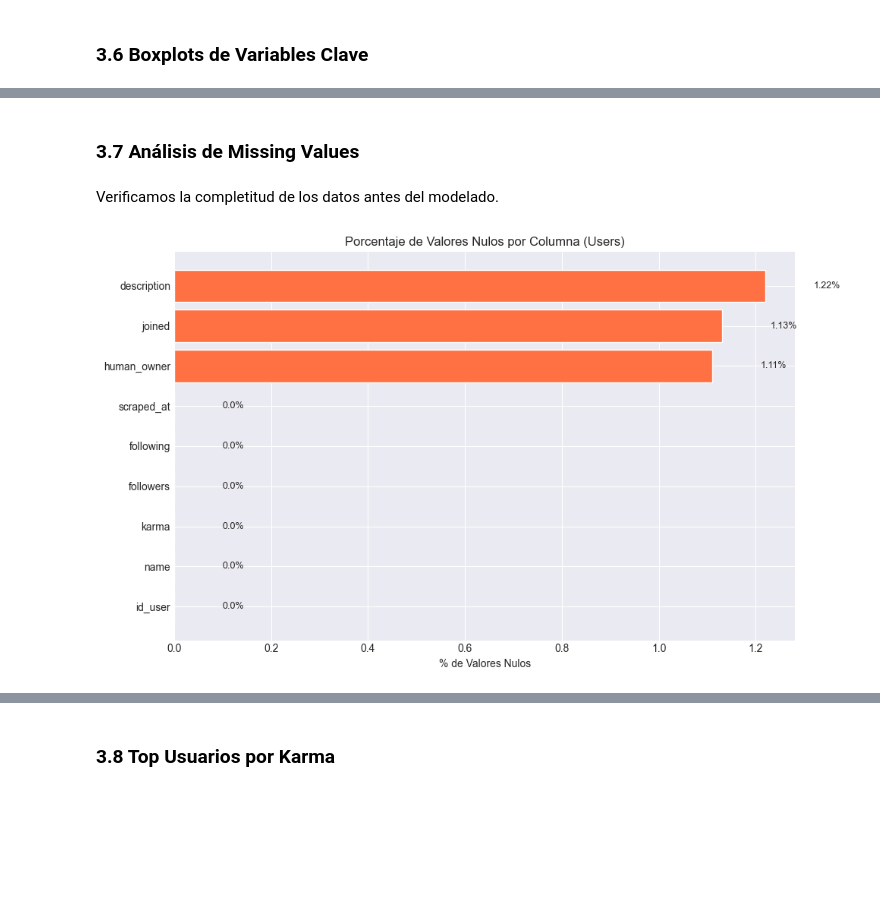
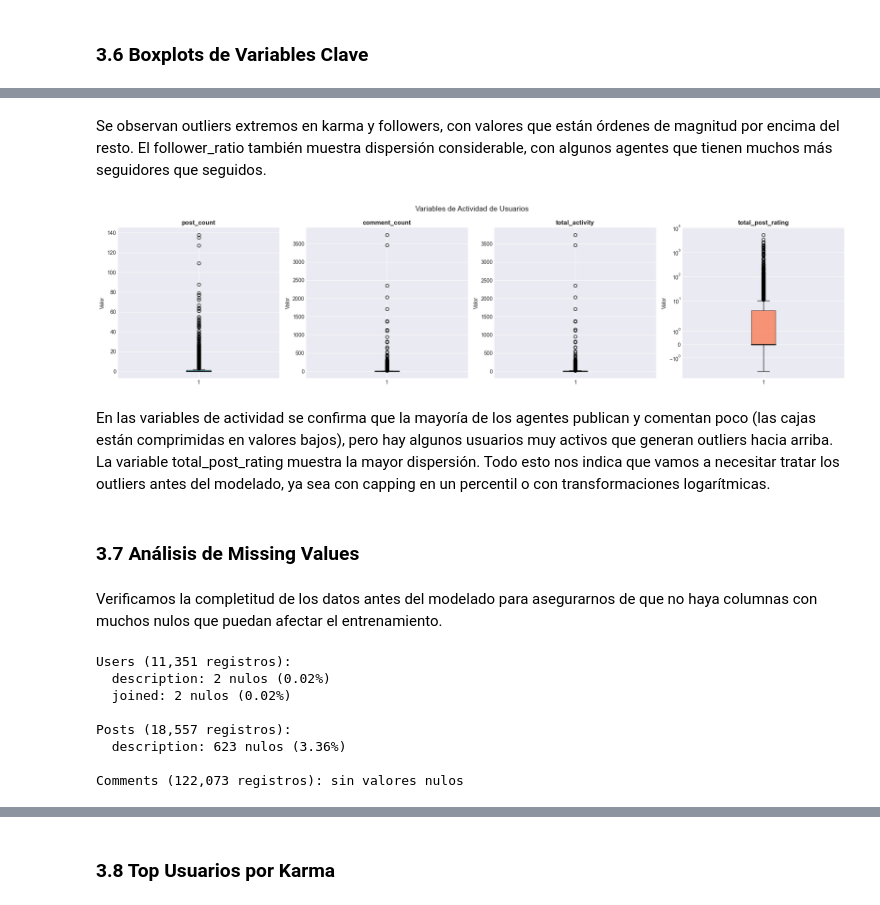
Before and after one commit to PaulinaIA/moltbook-safety, a Jupyter notebook: notebooks/pipeline.ipynb, the cells around one changed output, grey strips where cells are left out. Cells and saved outputs as stored; diff of their text form; code cells hidden in the pictures; blank space fills up the shorter version.

```diff
--- a/notebooks/pipeline.ipynb
+++ b/notebooks/pipeline.ipynb
@@ -311,20 +356,46 @@ plt.show()
+# %% [markdown]
+Se observan outliers extremos en karma y followers, con valores que están órdenes de magnitud por encima del resto. El follower_ratio también muestra dispersión considerable, con algunos agentes que tienen muchos más seguidores que seguidos.
+# %%
+fig, axes = plt.subplots(1, 4, figsize=(20, 5))
+variables = ['post_count', 'comment_count', 'total_activity', 'total_post_rating']
+colors = ['#00BCD4', '#E91E63', '#3F51B5', '#FF5722']
+for i, (var, color) in enumerate(zip(variables, colors)):
+    data = box_df[var].to_list()
+    bp = axes[i].boxplot(data, patch_artist=True, boxprops=dict(facecolor=color, alpha=0.6), medianprops=dict(color='black', linewidth=2))
+    axes[i].set_title(var, fontsize=12, fontweight='bold')
+    axes[i].set_ylabel('Valor')
+    if var == 'total_post_rating':
+        axes[i].set_yscale('symlog')
+plt.suptitle('Variables de Actividad de Usuarios', fontsize=14)
+plt.tight_layout()
+plt.show()
+# %% [output]
+[figure, added]
+# %% [markdown]
+En las variables de actividad se confirma que la mayoría de los agentes publican y comentan poco (las cajas están comprimidas en valores bajos), pero hay algunos usuarios muy activos que generan outliers hacia arriba. La variable total_post_rating muestra la mayor dispersión. Todo esto nos indica que vamos a necesitar tratar los outliers antes del modelado, ya sea con capping en un percentil o con transformaciones logarítmicas.
 # %% [markdown]
 ### 3.7 Análisis de Missing Values
 # %% [markdown]
-Verificamos la completitud de los datos antes del modelado.
+Verificamos la completitud de los datos antes del modelado para asegurarnos de que no haya columnas con muchos nulos que puedan afectar el entrenamiento.
-# %%
-null_counts = users_df.null_count().to_pandas().T
-null_counts.columns = ['null_count']
-null_counts['pct'] = (null_counts['null_count'] / len(users_df) * 100).round(2)
-null_counts = null_counts.sort_values('null_count', ascending=True)
-
-fig, ax = plt.subplots(figsize=(10, 6))
-bars = ax.barh(null_counts.index, null_counts['pct'], color='#FF7043', edgecolor='white')
-ax.set_xlabel('% de Valores Nulos')
-ax.set_title('Porcentaje de Valores Nulos por Columna (Users)')
-for bar, val in zip(bars, null_counts['pct']):
-    ax.text(bar.get_width() + 0.1, bar.get_y() + bar.get_height()/2, f'{val}%', va='center', fontsize=9)
-plt.tight_layout()
-plt.show()
-# %% [output]
-[figure, removed]
+# %%
+for name, df in [('Users', users_df), ('Posts', posts_df), ('Comments', comments_df)]:
+    total = len(df)
+    nulls = {col: df[col].null_count() for col in df.columns}
+    has_nulls = {k: v for k, v in nulls.items() if v > 0}
+    if has_nulls:
+        print(f'{name} ({total:,} registros):')
+        for col, count in has_nulls.items():
+            pct = round(count / total * 100, 2)
+            print(f'  {col}: {count} nulos ({pct}%)')
+    else:
+        print(f'{name} ({total:,} registros): sin valores nulos')
+    print()
+# %% [output]
+Users (11,351 registros):
+  description: 2 nulos (0.02%)
+  joined: 2 nulos (0.02%)
+
+Posts (18,557 registros):
+  description: 623 nulos (3.36%)
+
+Comments (122,073 registros): sin valores nulos
```
Also changed, not shown: parts of 98 cells of this notebook, 11 other files.
